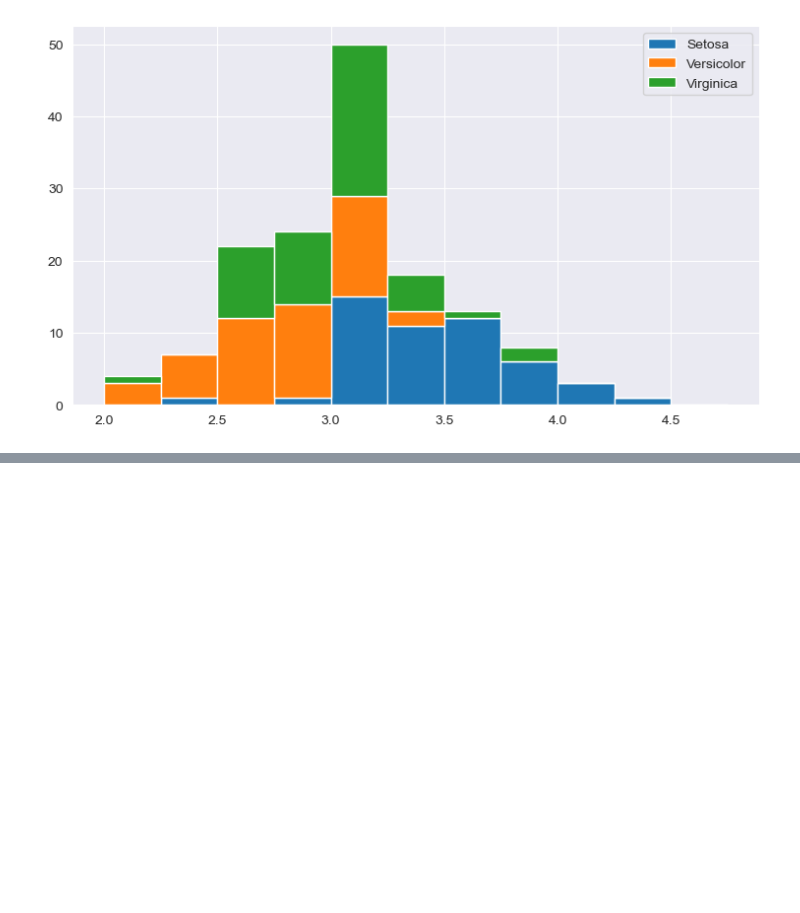
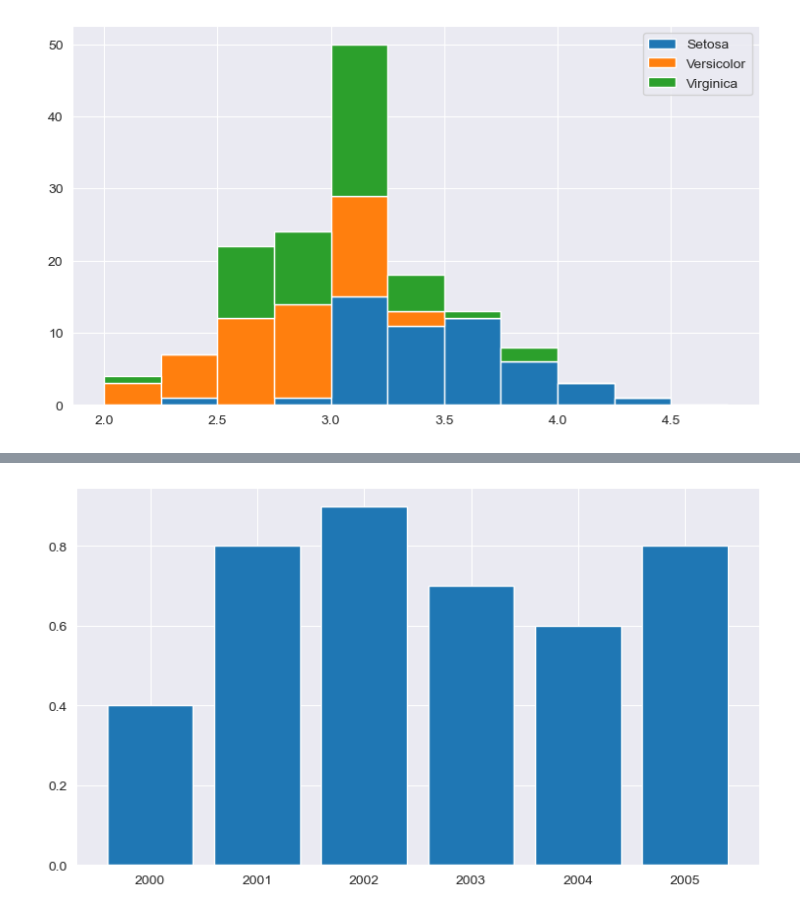
Before and after one commit to Swaraz08/Jupyter, a Jupyter notebook: pandas.ipynb, the cells around one changed output, grey strips where cells are left out. Cells and saved outputs as stored; diff of their text form; code cells hidden in the pictures; blank space fills up the shorter version.

```diff
--- a/pandas.ipynb
+++ b/pandas.ipynb
@@ -1007,0 +1022,4 @@ plt.legend(['Setosa','Versicolor','Virginica']);
+# %%
+plt.bar(years,oranges);
+# %% [output]
+[figure, added]
```
Also changed, not shown: parts of 21 cells of this notebook.
